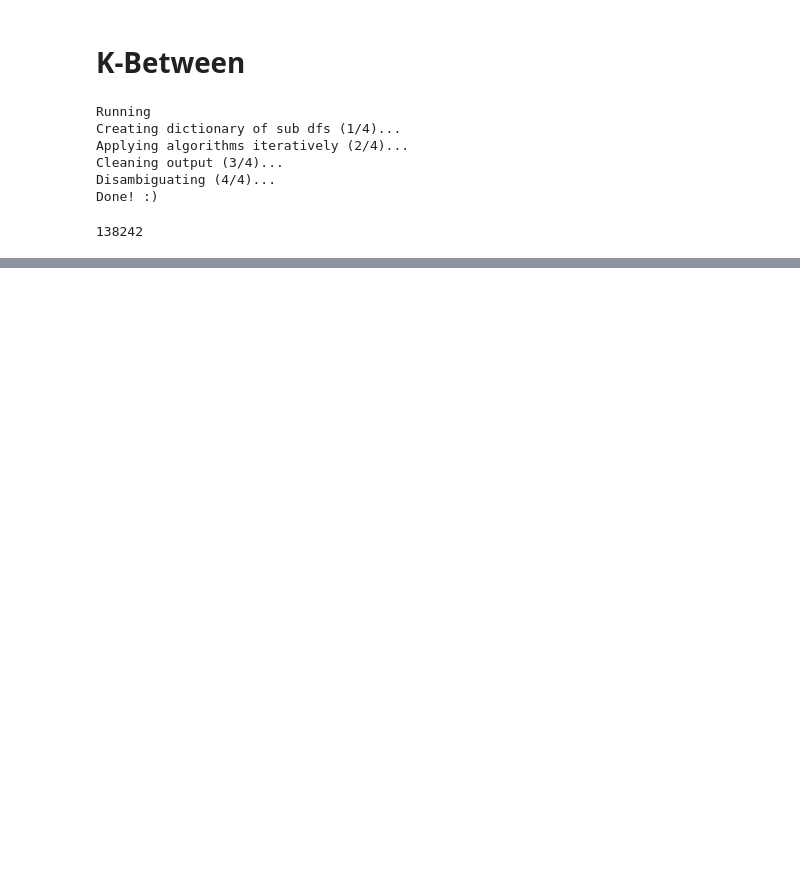
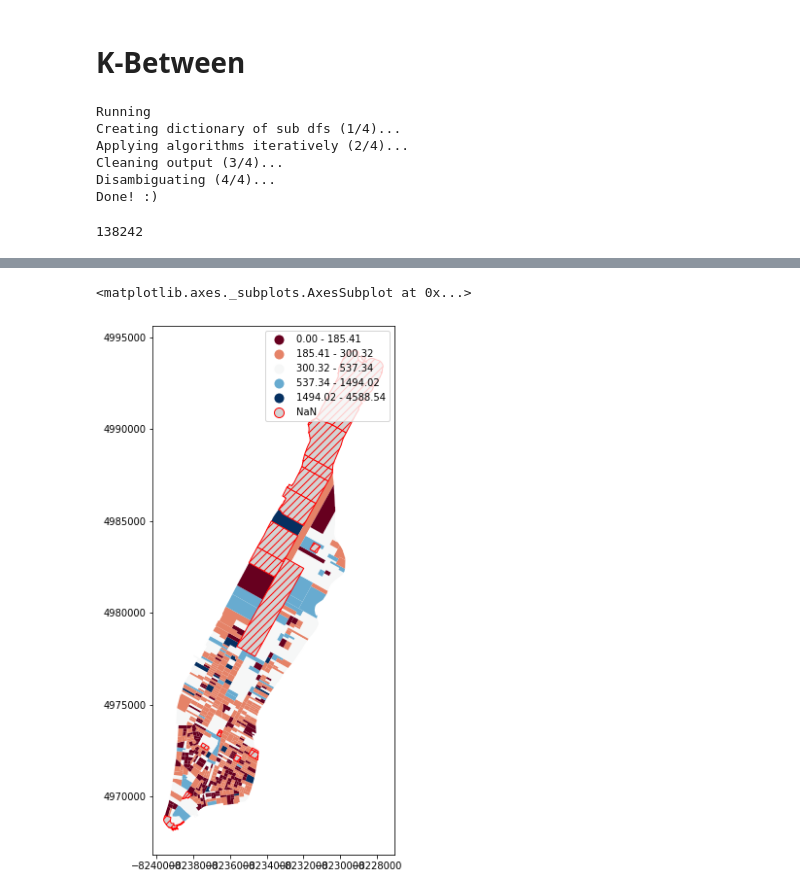
Before and after one commit to CenterForSpatialResearch/hnyc-spatial-linkage, a Jupyter notebook: disambiguation_1880/linkage_eda_v2.ipynb, the cells around one changed output, grey strips where cells are left out. Saved outputs shown, nothing was run; the diff lists cells and outputs as text; code cells hidden in the pictures; blank space fills up the shorter version.

```diff
--- a/disambiguation_1880/linkage_eda_v2.ipynb
+++ b/disambiguation_1880/linkage_eda_v2.ipynb
@@ -157,3 +156,0 @@ basic.set_var()
-# %%
-basic_df = basic.get_result()
-basic_df.head()
@@ -193,0 +184,2 @@ Name: dist, dtype: float64
+# %%
+kbest = da.compare_selections(basic_df, benchmark)['merged_df']
@@ -193,0 +197,11 @@ Name: dist, dtype: float64
+# %%
+# why are there still 4000
+ed = gpd.read_file("../data/ed_1880_boundaries/ED_1880_mn.shp")
+ed = ed.dissolve(by = 'ed80').reset_index()
+max_dist = kbest.loc[kbest.selected_algo == 1, :].groupby('CENSUS_ENUMDIST').agg({'dist': 'max'}).reset_index()
+ed_merged = ed.merge(max_dist, how='left', left_on='ed80', right_on='CENSUS_ENUMDIST', validate='one_to_one')
+# %%
+ed_merged.plot(column='dist', cmap='RdBu', figsize=(15,10), legend=True, scheme='natural_breaks', missing_kwds = {'color': 'lightgrey', 'edgecolor': 'red', 'hatch': '///'})
+# %% [output]
+<matplotlib.axes._subplots.AxesSubplot at 0x...>
+[figure, added]
```
Also changed, not shown: parts of 20 cells of this notebook, 6 other files.
